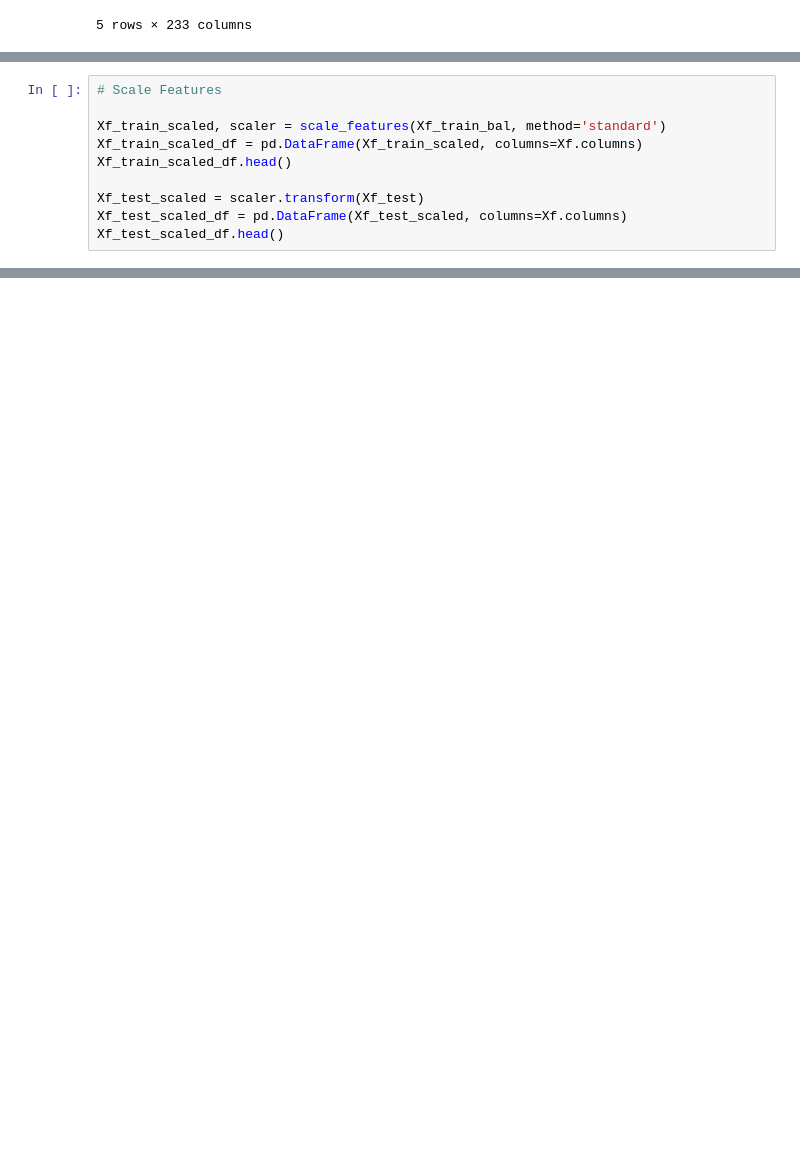
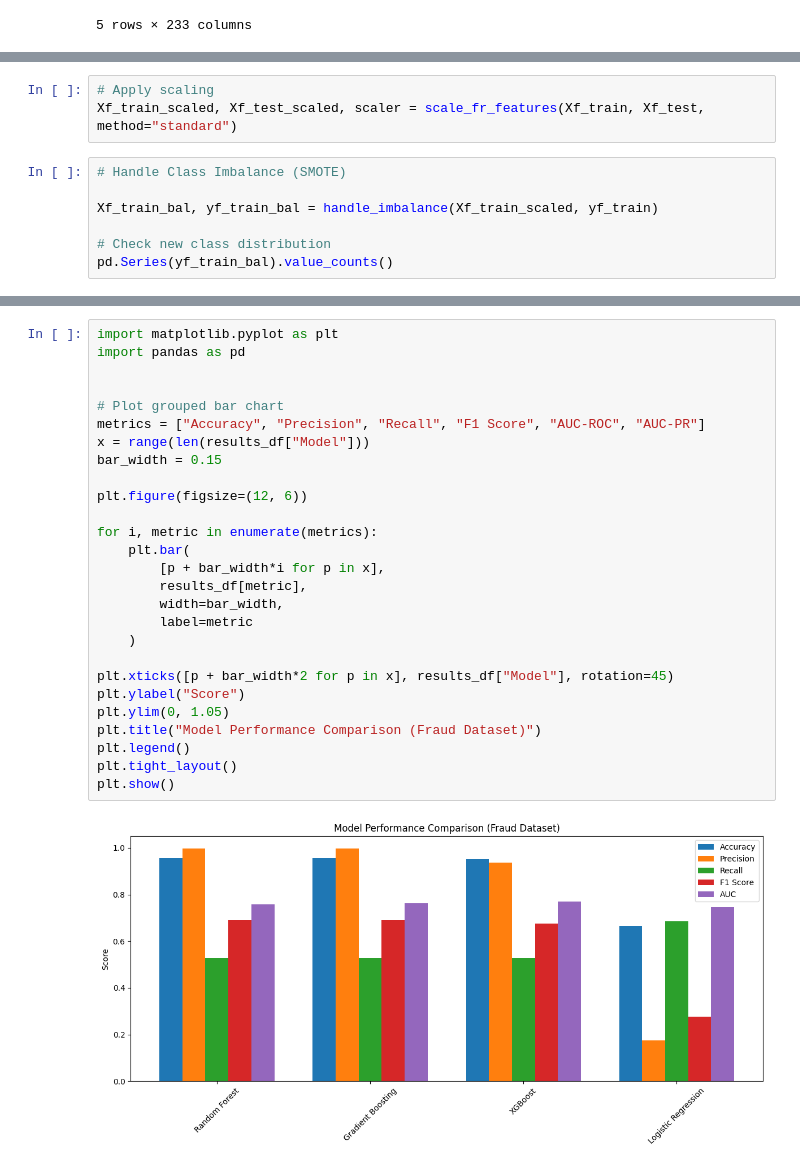
Before and after one commit to AmhaBK/fintech-fraud-analysis, a Jupyter notebook: notebooks/fraud_data_processing.ipynb, the cells around one changed output, grey strips where cells are left out. Drawn from its saved outputs; the diff is of its cells as text; blank space fills up the shorter version.

```diff
--- a/notebooks/fraud_data_processing.ipynb
+++ b/notebooks/fraud_data_processing.ipynb
@@ -130,10 +122,0 @@ Name: count, dtype: int64
-# %%
-# Scale Features
-
-Xf_train_scaled, scaler = scale_features(Xf_train_bal, method='standard')
-Xf_train_scaled_df = pd.DataFrame(Xf_train_scaled, columns=Xf.columns)
-Xf_train_scaled_df.head()
-
-Xf_test_scaled = scaler.transform(Xf_test)
-Xf_test_scaled_df = pd.DataFrame(Xf_test_scaled, columns=Xf.columns)
-Xf_test_scaled_df.head()
@@ -236,0 +139,10 @@ Parameters: { "use_label_encoder" } are not used.
+# %%
+# Apply scaling
+Xf_train_scaled, Xf_test_scaled, scaler = scale_fr_features(Xf_train, Xf_test, method="standard")
+# %%
+# Handle Class Imbalance (SMOTE)
+
+Xf_train_bal, yf_train_bal = handle_imbalance(Xf_train_scaled, yf_train)
+
+# Check new class distribution
+pd.Series(yf_train_bal).value_counts()
@@ -249,4 +275,33 @@ plt.ylim(0, 1)
 plt.show()
 # %% [output]
 [figure]
+# %%
+import matplotlib.pyplot as plt
+import pandas as pd
+
+
+# Plot grouped bar chart
+metrics = ["Accuracy", "Precision", "Recall", "F1 Score", "AUC-ROC", "AUC-PR"]
+x = range(len(results_df["Model"]))
+bar_width = 0.15
+
+plt.figure(figsize=(12, 6))
+
+for i, metric in enumerate(metrics):
+    plt.bar(
+        [p + bar_width*i for p in x],
+        results_df[metric],
+        width=bar_width,
+        label=metric
+    )
+
+plt.xticks([p + bar_width*2 for p in x], results_df["Model"], rotation=45)
+plt.ylabel("Score")
+plt.ylim(0, 1.05)
+plt.title("Model Performance Comparison (Fraud Dataset)")
+plt.legend()
+plt.tight_layout()
+plt.show()
+# %% [output]
+[figure, added]
 # %%
```
Also changed, not shown: parts of 17 cells of this notebook, 1 other file.
